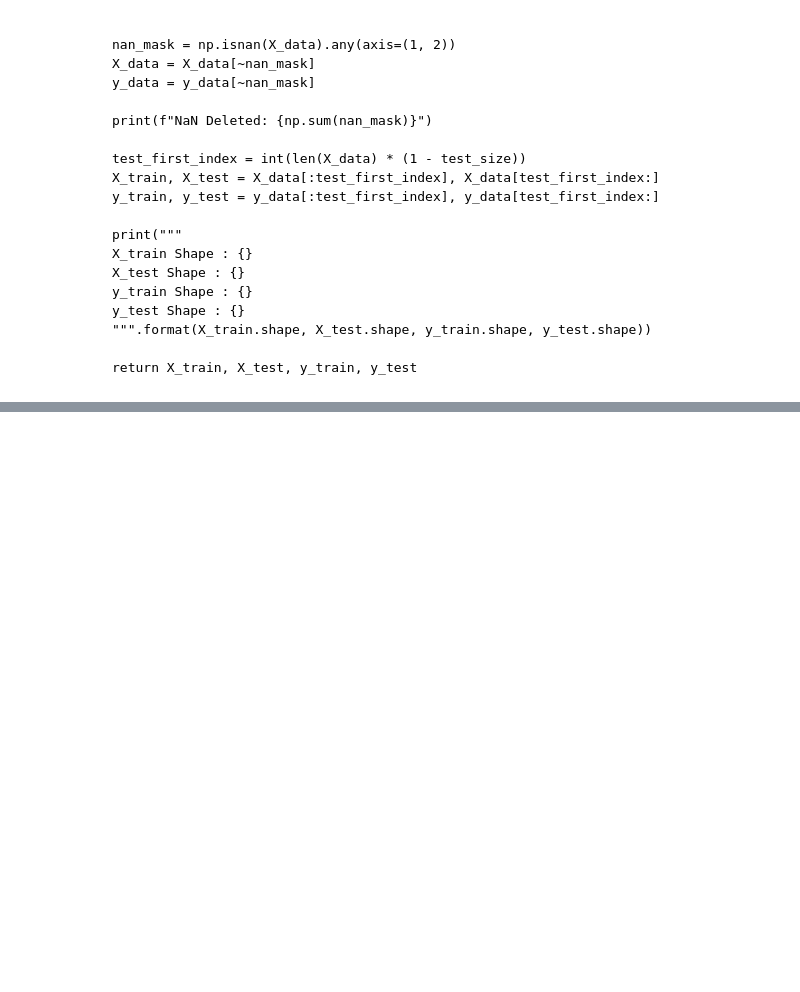
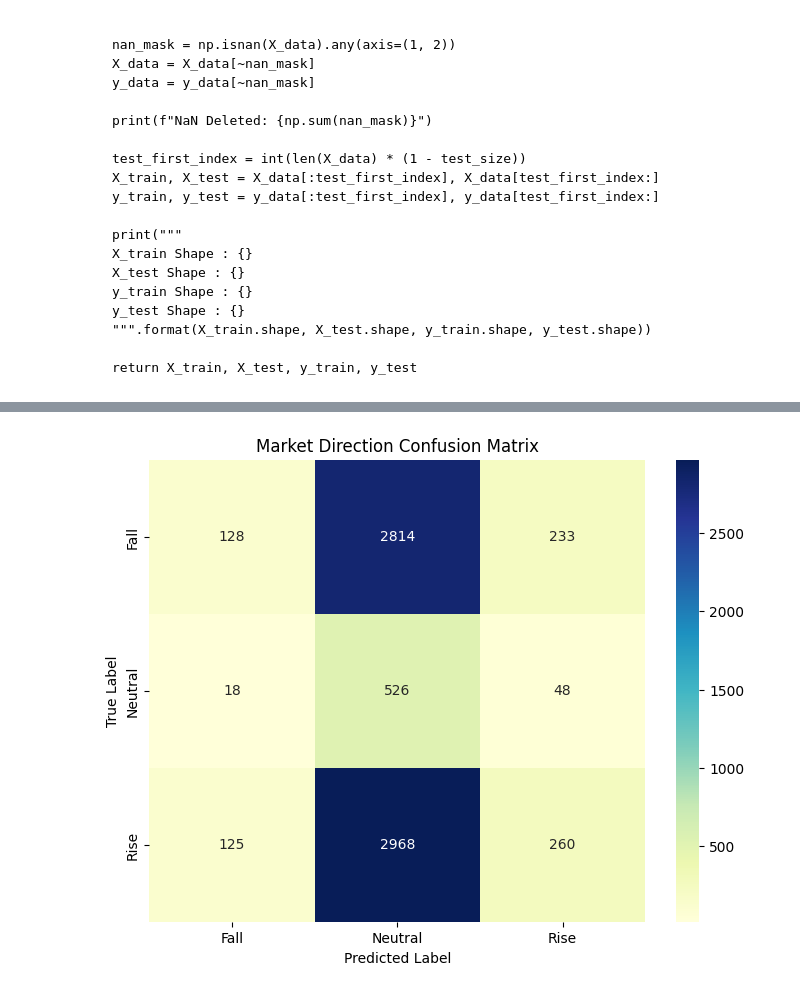
Before and after one commit to Juhyeong-Pang/MultimodalTradingAgent, a Jupyter notebook: stat_analysis.ipynb, the cells around one changed output, grey strips where cells are left out. Drawn from its saved outputs; the diff is of its cells as text; code cells hidden in the pictures; blank space fills up the shorter version.

```diff
--- a/stat_analysis.ipynb
+++ b/stat_analysis.ipynb
@@ -424,0 +581,9 @@ Model: "LSTM_BatchNorm_Dropout0.2_3y_window30"
+# %%
+CNN_LSTM_model.fit(
+    X_train,
+    y_train,
+    epochs = 50,
+    batch_size = 32,
+    validation_data = (X_test, y_test),
+    callbacks = [earlyStopping_callback]
+)
@@ -488,3 +682,89 @@ rmse: 1.3676509857177734
 #             t_scaler = StandardScaler()
 #             t_scaler.fit(df_train[target_col])
 #             target_scalers[ticker] = t_scaler
+# %%
+def make_3class_label(y, threshold=0.05):
+    labels = np.zeros_like(y, dtype=int)
+
+    labels[y > threshold] = 2
+    labels[(y >= -threshold) & (y <= threshold)] = 1
+    labels[y < -threshold] = 0
+
+    return labels
+# %%
+predictions = CNN_LSTM_model.predict(X_test)
+
+print(pd.DataFrame(predictions).describe())
+
+# base_point = pd.DataFrame(predictions).mean().item()
+base_point = 0
+class_names = ['Fall', 'Neutral', 'Rise']
+threshold = 0.1
+
+y_test_class = make_3class_label(y_test, threshold)
+predictions_class = make_3class_label(predictions, threshold)
+
+unique, counts = np.unique(y_test_class, return_counts=True)
+print("Test set class distribution:")
+for u, c in zip(unique, counts):
+    print(f"Class {u}: {c} samples")
+
+unique, counts = np.unique(predictions_class, return_counts=True)
+print("\nPrediction set class distribution:")
+for u, c in zip(unique, counts):
+    print(f"Class {u}: {c} samples")
+
+plt.figure(figsize=(8, 6))
+cm = confusion_matrix(y_test_class, predictions_class)
+sns.heatmap(cm, annot=True, fmt='d', cmap='YlGnBu',
+            xticklabels=class_names,
+            yticklabels=class_names)
+
+plt.title('Market Direction Confusion Matrix')
+plt.xlabel('Predicted Label')
+plt.ylabel('True Label')
+plt.show()
+
+print("\nClassification Report:")
+print(classification_report(y_test_class, predictions_class, target_names=class_names))
+
+y_test_flat = y_test.flatten()
+preds_flat = predictions.flatten()
+
+comparison_df = pd.DataFrame({
+    'Actual': y_test_flat,
+    'Predicted': preds_flat
+})
+
+chunk_size = 200
+y_min_limit = -3.5
+y_max_limit = 3.5
+
+total_len = len(comparison_df)
+# num_plots = int(np.ceil(total_len / chunk_size))
+num_plots = 3
+
+fig, axes = plt.subplots(num_plots, 1, figsize=(15, 5 * num_plots), sharex=False)
+
+if num_plots == 1:
+    axes = [axes]
+
+for i in range(num_plots):
+    start = i * chunk_size
+    end = min((i + 1) * chunk_size, total_len)
+
+    subset = comparison_df.iloc[start:end]
+
+    axes[i].plot(subset.index, subset['Actual'], label='Actual Excess Return', alpha=0.7)
+    axes[i].plot(subset.index, subset['Predicted'], label='Predicted', alpha=0.9, color='orange')
+
+    axes[i].set_ylim(y_min_limit, y_max_limit)
+
+    axes[i].axhline(base_point, label='Base Point', color='red', linestyle='--', alpha=0.3)
+    axes[i].set_title(f'Actual vs Predicted (Index {start} to {end-1})')
+    axes[i].legend(loc='upper right')
+    axes[i].grid(True, alpha=0.3)
+
+plt.tight_layout()
+plt.show()
+# %% [output]
@@ -490,0 +790 @@ rmse: 1.3676509857177734
+[figure, added]
```
Also changed, not shown: parts of 28 cells of this notebook, 6 other files.
